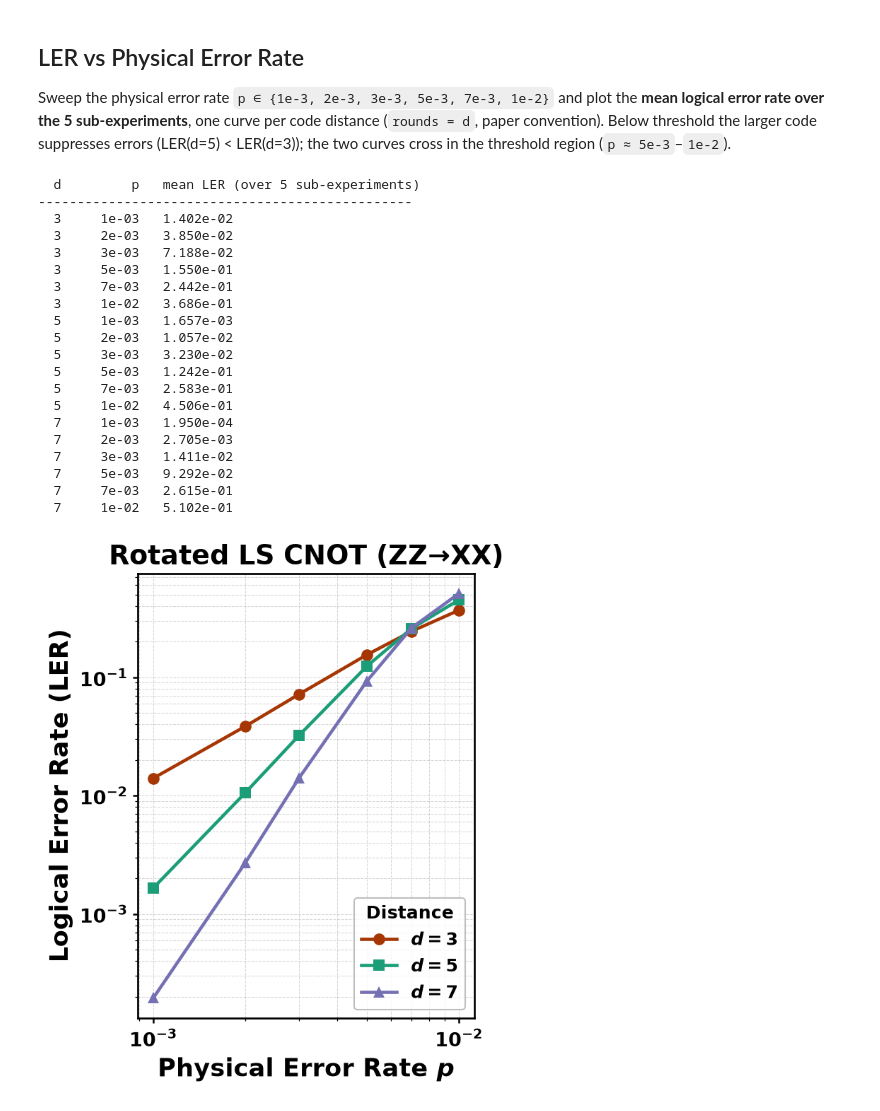
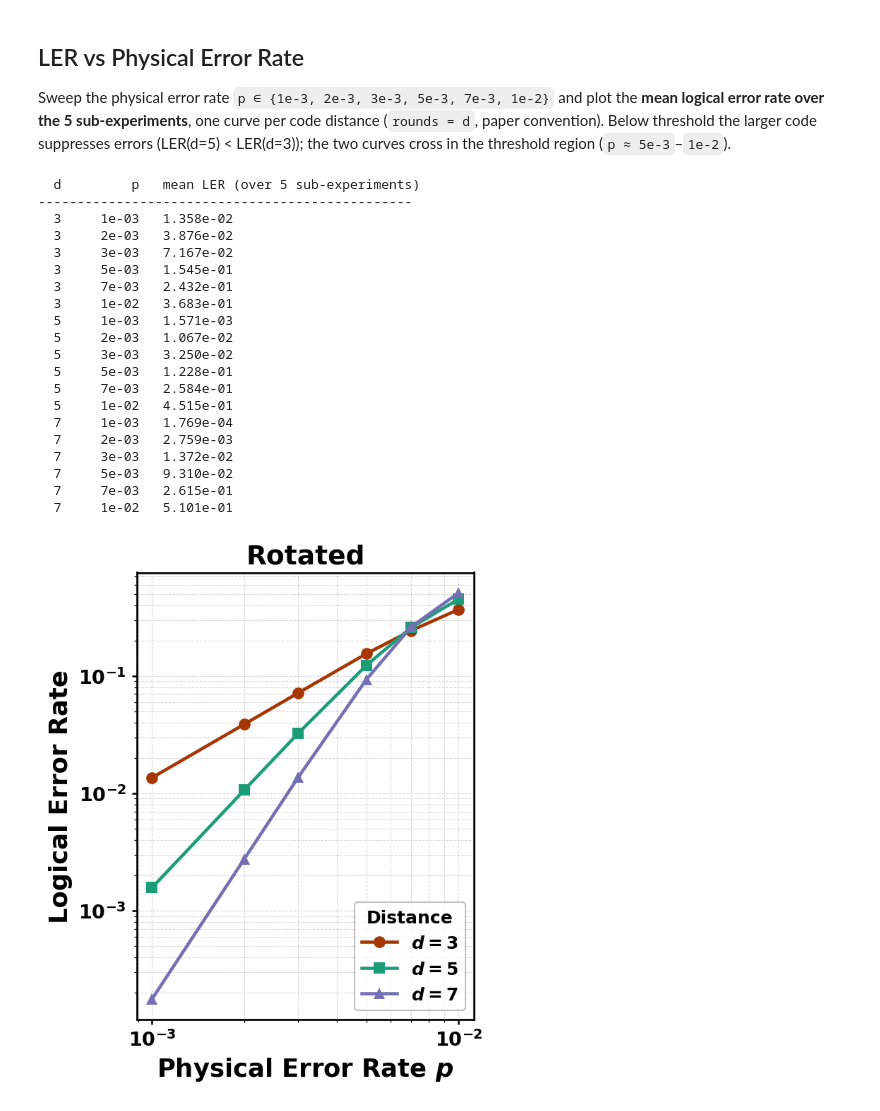
Before and after one commit to QuTone/LightStim, a Jupyter notebook: notebooks/LogicalOps/logical_CNOT_LS_rotated.ipynb, the cells around one changed output. Cells and saved outputs as stored; diff of their text form; code cells hidden in the pictures.

```diff
--- a/notebooks/LogicalOps/logical_CNOT_LS_rotated.ipynb
+++ b/notebooks/LogicalOps/logical_CNOT_LS_rotated.ipynb
@@ -175,9 +175,9 @@ Quick sanity check at `p=1e-3` with `rounds=d` (paper convention). Error correct
 # %%
 pipeline = SimulationPipeline(
     decoder_config=DecoderConfig("pymatching", backend="cpu"),
-    max_shots=200_000,
-    max_errors=60,
-    num_workers=8,
+    max_shots=100_000_000,
+    max_errors=200,
+    num_workers=32,
     print_progress=False,
 )
 
@@ -242,13 +242,13 @@ MARKERS   = {3: "o", 5: "s", 7: "^"}
 
 sweep_pipeline = SimulationPipeline(
     decoder_config=DecoderConfig("pymatching", backend="cpu"),
-    max_shots=200_000,
-    max_errors=60,
-    num_workers=8,
+    max_shots=100_000_000,
+    max_errors=200,
+    num_workers=32,
     print_progress=False,
 )
 
-TITLE = "Rotated LS CNOT (ZZ→XX)"
+TITLE = "Rotated"
 
 ler_curves = {dd: [] for dd in DISTANCES}
 print(f"{'d':>3} {'p':>9}   mean LER (over 5 sub-experiments)")
@@ -263,49 +263,49 @@ for dd in DISTANCES:
         mean_ler = float(np.mean(lers))
         ler_curves[dd].append(mean_ler)
         print(f"{dd:>3} {pp:>9.0e}   {mean_ler:.3e}")
 
 apply_paper_style()
 fig, ax = plt.subplots(figsize=(4.5, 5.5))
 proxies = []
 for dd in DISTANCES:
     color  = PALETTE_DISTANCE.get(dd, "gray")
     marker = MARKERS.get(dd, "o")
     _y = np.array(ler_curves[dd], dtype=float)
     _y[_y <= 0] = np.nan  # drop zero-error points (e.g. d=7 low-p) from the log plot
     ax.loglog(P_SWEEP, _y, marker=marker, color=color,
               linestyle="-", markeredgecolor="none")
     proxies.append(mlines.Line2D([], [], color=color, ls="-", marker=marker,
                                  markersize=8, markeredgecolor="none", label=f"$d = {dd}$"))
 
 ax.set_xlabel("Physical Error Rate $p$")
-ax.set_ylabel("Logical Error Rate (LER)")
+ax.set_ylabel("Logical Error Rate")
 ax.set_title(TITLE)
 ax.grid(True, which="both", ls="--", linewidth=0.5, alpha=0.5)
 bold_ticks(ax)
 leg = ax.legend(handles=proxies, title="Distance", loc="lower right",
                 frameon=True, framealpha=0.85)
 leg.get_title().set_fontweight("bold")
 fig.tight_layout()
 plt.show()
 # %% [output]
   d         p   mean LER (over 5 sub-experiments)
 ------------------------------------------------
-  3     1e-03   1.402e-02
-  3     2e-03   3.850e-02
-  3     3e-03   7.188e-02
-  3     5e-03   1.550e-01
-  3     7e-03   2.442e-01
-  3     1e-02   3.686e-01
-  5     1e-03   1.657e-03
-  5     2e-03   1.057e-02
-  5     3e-03   3.230e-02
-  5     5e-03   1.242e-01
-  5     7e-03   2.583e-01
-  5     1e-02   4.506e-01
-  7     1e-03   1.950e-04
-  7     2e-03   2.705e-03
-  7     3e-03   1.411e-02
-  7     5e-03   9.292e-02
+  3     1e-03   1.358e-02
+  3     2e-03   3.876e-02
+  3     3e-03   7.167e-02
+  3     5e-03   1.545e-01
+  3     7e-03   2.432e-01
+  3     1e-02   3.683e-01
+  5     1e-03   1.571e-03
+  5     2e-03   1.067e-02
+  5     3e-03   3.250e-02
+  5     5e-03   1.228e-01
+  5     7e-03   2.584e-01
+  5     1e-02   4.515e-01
+  7     1e-03   1.769e-04
+  7     2e-03   2.759e-03
+  7     3e-03   1.372e-02
+  7     5e-03   9.310e-02
   7     7e-03   2.615e-01
-  7     1e-02   5.102e-01
+  7     1e-02   5.101e-01
-[figure, old version]
+[figure, new version]
```
Also changed, not shown: parts of 2 cells of this notebook, 11 other files.
